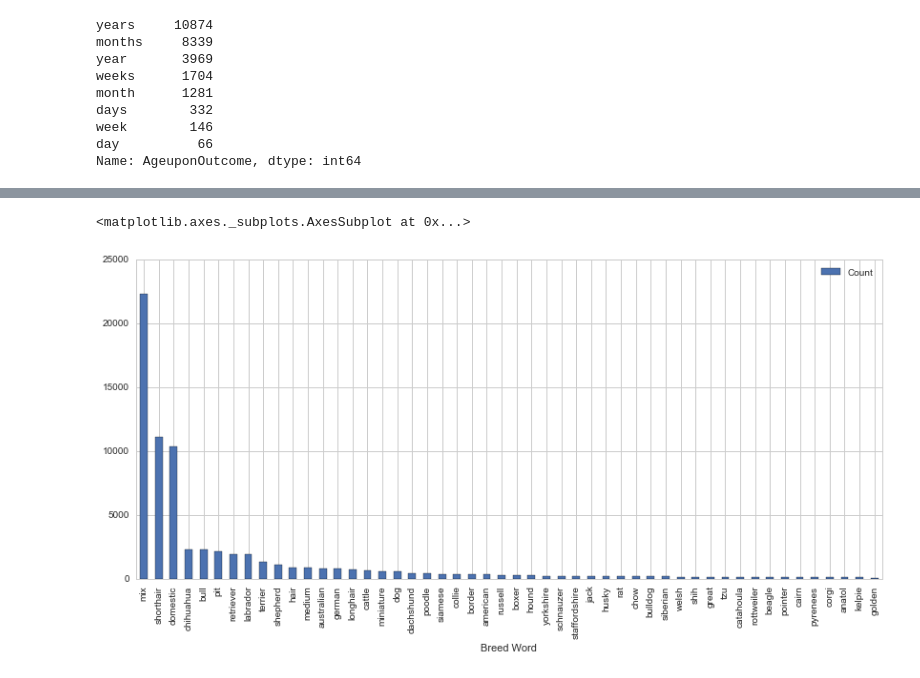
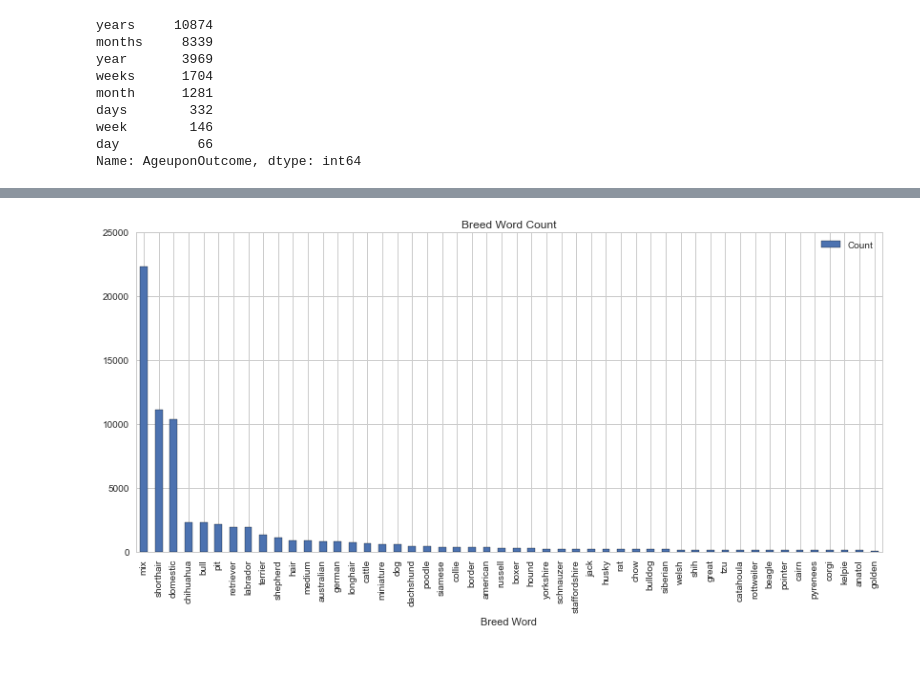
Before and after one commit to bljustice/kaggle, a Jupyter notebook: spca/spca_eda.ipynb, the cells around one changed output, grey strips where cells are left out. Saved outputs shown, nothing was run; the diff lists cells and outputs as text; code cells hidden in the pictures.

```diff
--- a/spca/spca_eda.ipynb
+++ b/spca/spca_eda.ipynb
@@ -116,7 +128,7 @@ train_df.SexuponOutcome.str.lower().str.strip().value_counts().plot(kind='bar',
 breed_word_count = sorted(Counter([x for word_list in train_df.Breed.str.lower().str.strip().str.split(expand=False)
                             for x in word_list]).items(), key=lambda x: x[1], reverse=True)[:50]
 # %%
-pd.DataFrame(breed_word_count, columns=['Breed Word', 'Count']).plot(kind='bar', x='Breed Word', y='Count', figsize=(14, 6))
+pd.DataFrame(breed_word_count, columns=['Breed Word', 'Count']).plot(kind='bar', x='Breed Word', y='Count', figsize=(14, 6),
+                                                                    title='Breed Word Count');
 # %% [output]
-<matplotlib.axes._subplots.AxesSubplot at 0x...>
-[figure, old version]
+[figure, new version]
```
Also changed, not shown: parts of 12 cells of this notebook.
